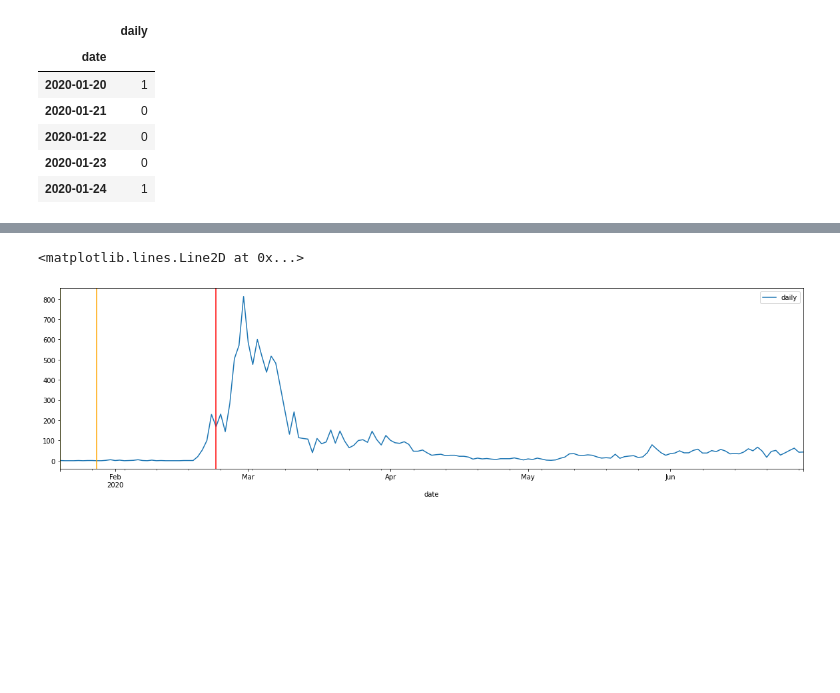
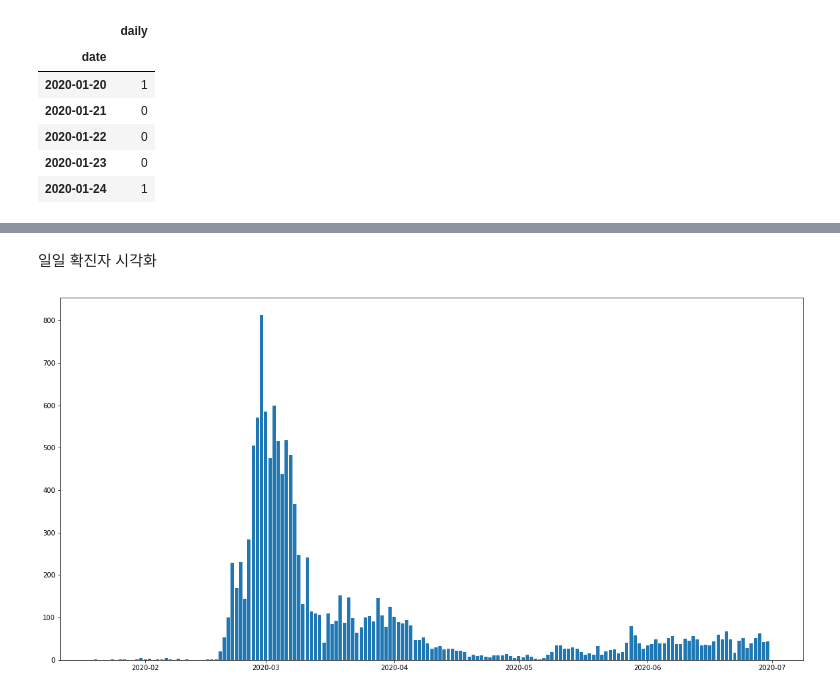
Before and after one commit to Pyeonseohee/Deeplearning, a Jupyter notebook: Datascience_Post_Covid19_3.ipynb, the cells around one changed output, grey strips where cells are left out. Cells and saved outputs as stored; diff of their text form; code cells hidden in the pictures; blank space fills up the shorter version.

```diff
--- a/Datascience_Post_Covid19_3.ipynb
+++ b/Datascience_Post_Covid19_3.ipynb
@@ -310,8 +281,8 @@ fig.show()
-# %%
-confirmed.plot(figsize = (20,5))
-plt.axvline(x='2020-01-20', ymin=0.0, ymax=1.0, color='yellow')
-plt.axvline(x='2020-01-28', ymin=0.0, ymax=1.0, color='orange')
-plt.axvline(x='2020-02-23', ymin=0.0, ymax=1.0, color='red')
-# %% [output]
-<matplotlib.lines.Line2D at 0x...>
-[figure, removed]
+# %% [markdown]
+일일 확진자 시각화
+# %%
+plt.bar(confirmed['date'], confirmed['daily'])
+plt.rcParams['figure.figsize'] = [20,5]
+plt.show()
+# %% [output]
+[figure, added]
```
Also changed, not shown: parts of 10 cells of this notebook.
